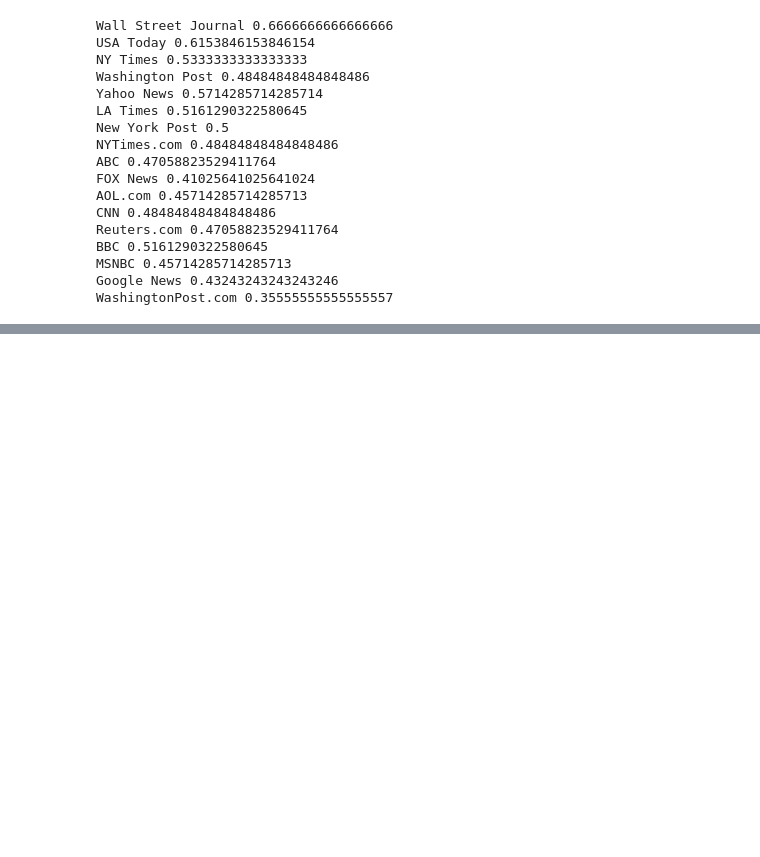
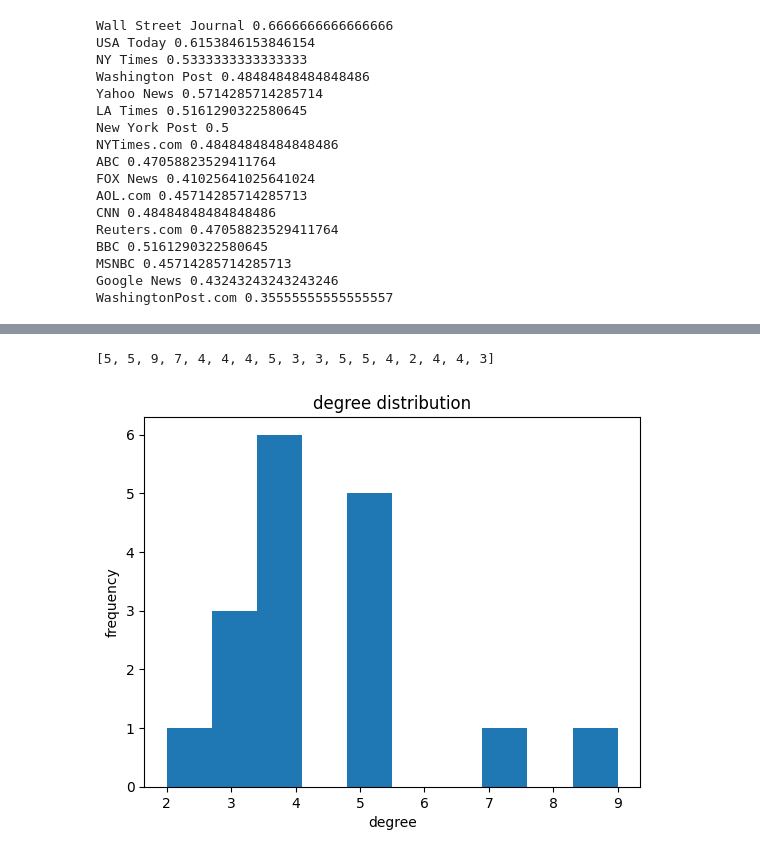
Before and after one commit to Ashrox102/Social-Network-Analytics, a Jupyter notebook: final.ipynb, the cells around one changed output, grey strips where cells are left out. Saved outputs shown, nothing was run; the diff lists cells and outputs as text; code cells hidden in the pictures; blank space fills up the shorter version.

```diff
--- a/final.ipynb
+++ b/final.ipynb
@@ -237,0 +244,13 @@ print(gcom)
+# %%
+deg = [v[1] for v in gr.degree()]
+print(deg)
+# %% [output]
+[5, 5, 9, 7, 4, 4, 4, 5, 3, 3, 5, 5, 4, 2, 4, 4, 3]
+# %%
+plt.hist(deg)
+plt.title("degree distribution")
+plt.xlabel("degree")
+plt.ylabel("frequency")
+plt.show()
+# %% [output]
+[figure, added]
```
Also changed, not shown: parts of 7 cells of this notebook.
